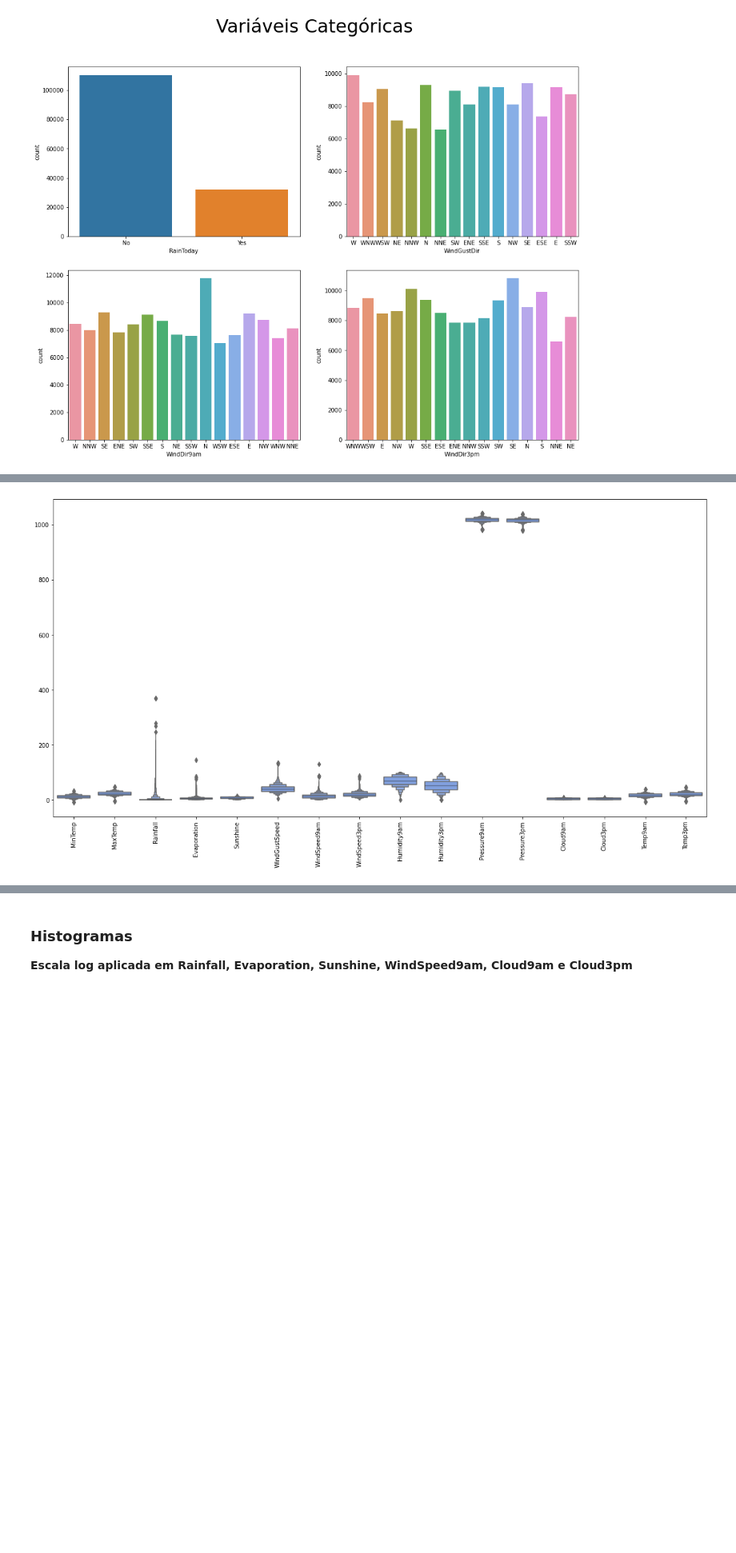
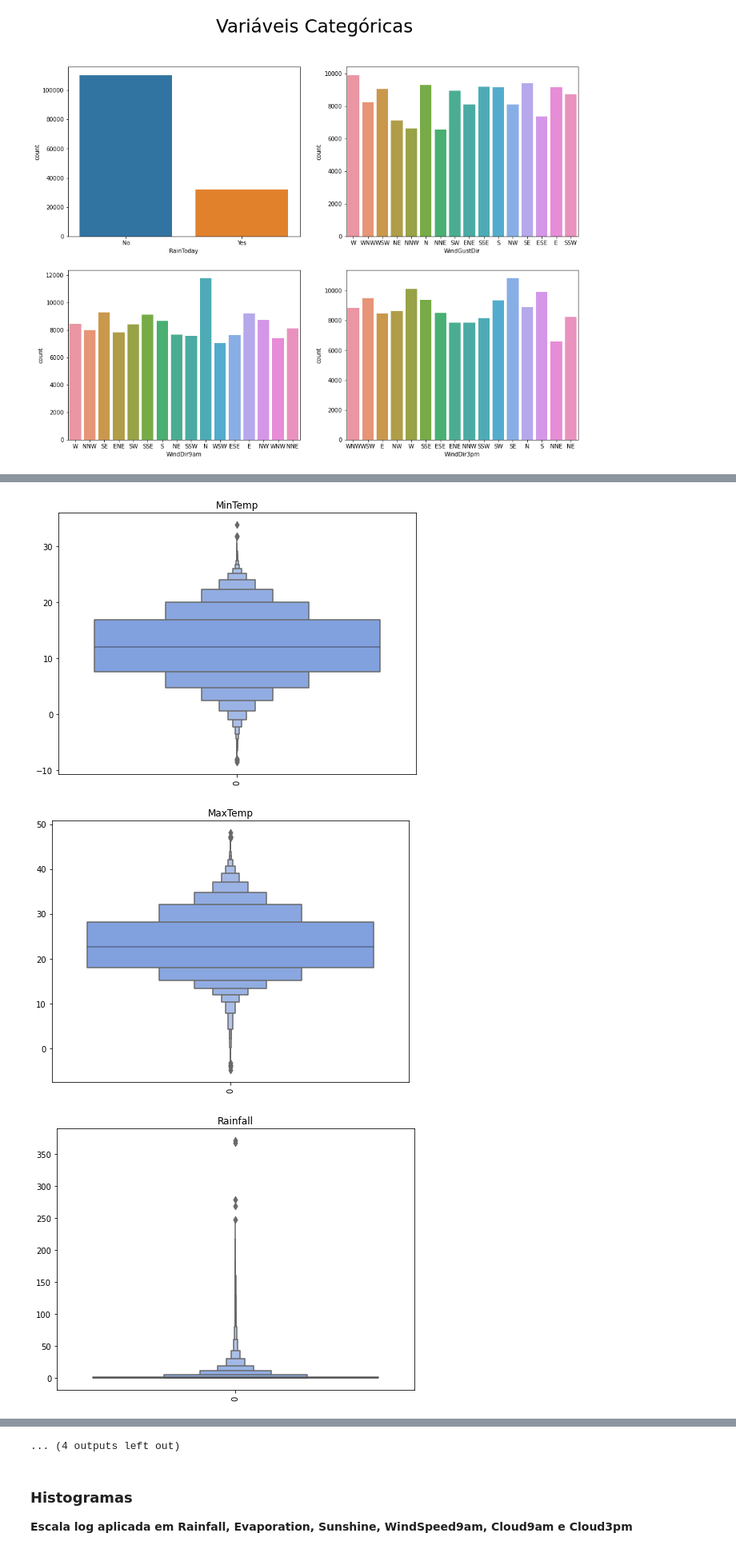
Before and after one commit to mstagomori/kaggle, a Jupyter notebook: chuva-na-australia.ipynb, the cells around one changed output, grey strips where cells are left out. Shown at 80% size. Saved outputs shown, nothing was run; the diff lists cells and outputs as text; code cells hidden in the pictures; blank space fills up the shorter version.

```diff
--- a/chuva-na-australia.ipynb
+++ b/chuva-na-australia.ipynb
@@ -21,8 +34,8 @@ for dirname, _, filenames in os.walk('/kaggle/input'):
 # %% [markdown]
 ## Importando os dados
 # %%
-data = pd.read_csv('../input/weather-dataset-rattle-package/weatherAUS.csv')
-data.head()
+df = pd.read_csv('../input/weather-dataset-rattle-package/weatherAUS.csv')
+df.head()
 # %% [output]
 |  | Date | Location | MinTemp | MaxTemp | Rainfall | Evaporation | Sunshine | WindGustDir | WindGustSpeed | ... |
 | 0 | 2008-12-01 | Albury | 13.4 | 22.9 | 0.6 | NaN | NaN | W | 44.0 | ... |
@@ -140,5 +118,5 @@ Name: Date, Length: 3436, dtype: int64
 # %%
-s = (data.dtypes == "float64")
+s = (df.dtypes == "float64")
 numeric_variables = list(s[s].index)
 print(numeric_variables)
 # %% [output]
@@ -176,9 +161,13 @@ sns.countplot(ax = axs[1][1], x = data['WindDir3pm'])
 # %%
-box_data = data[numeric_variables]
+box_data = df[numeric_variables]
 
-plt.figure(figsize=(20,10))
-sns.boxenplot(data = box_data, color='#729BED')
-plt.xticks(rotation=90)
-plt.show()
+for col in box_data.columns:
+    plt.figure(figsize=(8,6))
+    sns.boxenplot(data = box_data[col], color='#729BED')
+    plt.xticks(rotation=90)
+    plt.title(col)
+    plt.show()
 # %% [output]
-[figure, old version]
+[figure, new version]
+[figure, added]
+[figure, added]
@@ -185,3 +183,4 @@ plt.show()
+... (4 outputs left out)
 # %% [markdown]
 ### Histogramas
 **Escala log aplicada em Rainfall, Evaporation, Sunshine, WindSpeed9am, Cloud9am e Cloud3pm**
```
Also changed, not shown: parts of 99 cells of this notebook.
